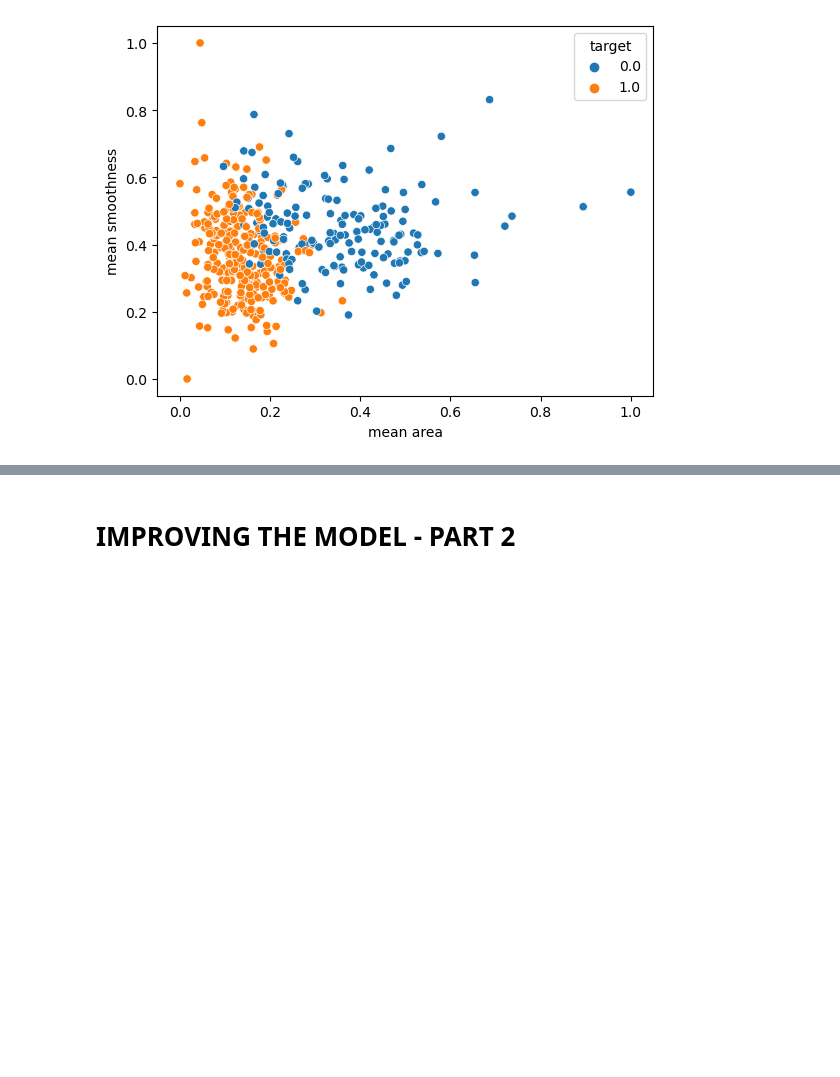
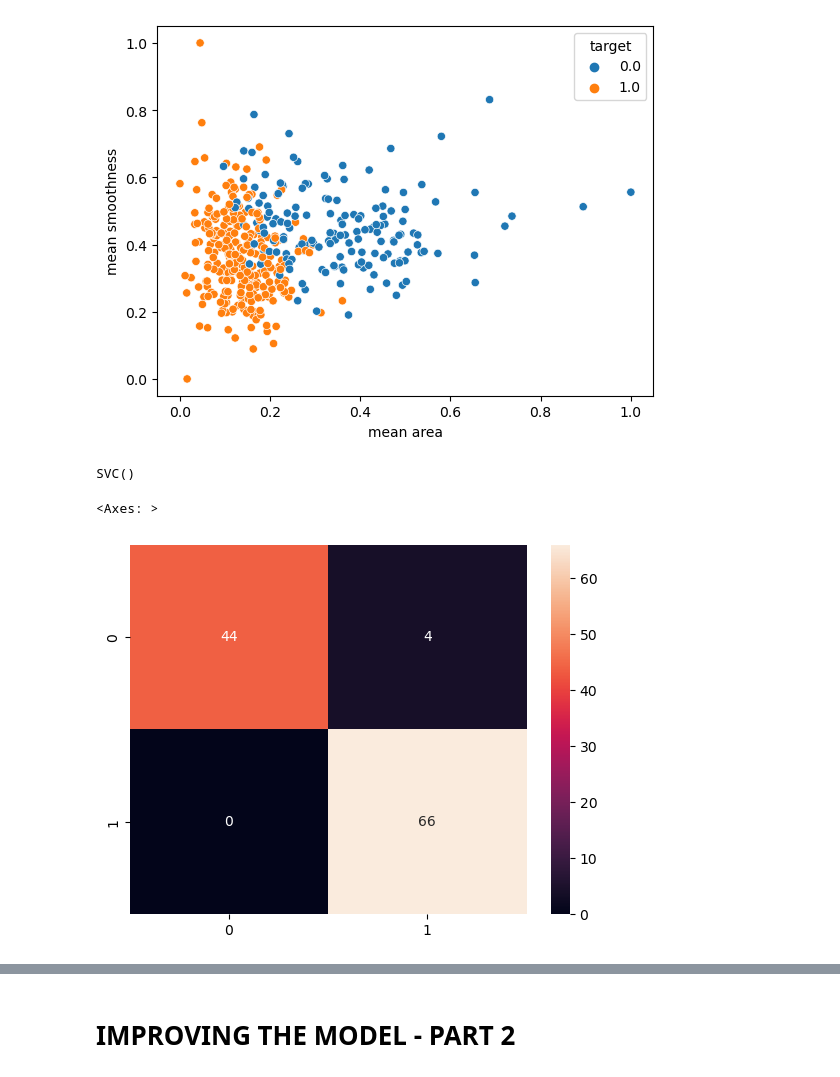
Before and after one commit to kwakyebrilliant/Breast-Cancer-Classification, a Jupyter notebook: BreastCancer.ipynb, the cells around one changed output, grey strips where cells are left out. Saved outputs shown, nothing was run; the diff lists cells and outputs as text; code cells hidden in the pictures; blank space fills up the shorter version.

Commit message:
improving the model

```diff
--- a/BreastCancer.ipynb
+++ b/BreastCancer.ipynb
@@ -289,3 +289,16 @@ sns.scatterplot(x = X_train_scaled['mean area'], y = X_train_scaled['mean smooth
 min_test = X_test.min()
 range_test = (X_test - min_test).max()
 X_test_scaled = (X_test - min_test)/range_test
+# %%
+svc_model.fit(X_train_scaled, y_train)
+# %% [output]
+SVC()
+# %%
+y_predict = svc_model.predict(X_test_scaled)
+# %%
+cm = confusion_matrix(y_test, y_predict)
+# %%
+sns.heatmap(cm, annot = True)
+# %% [output]
+<Axes: >
+[figure, added]
```
Also changed, not shown: parts of 1 cell of this notebook.
